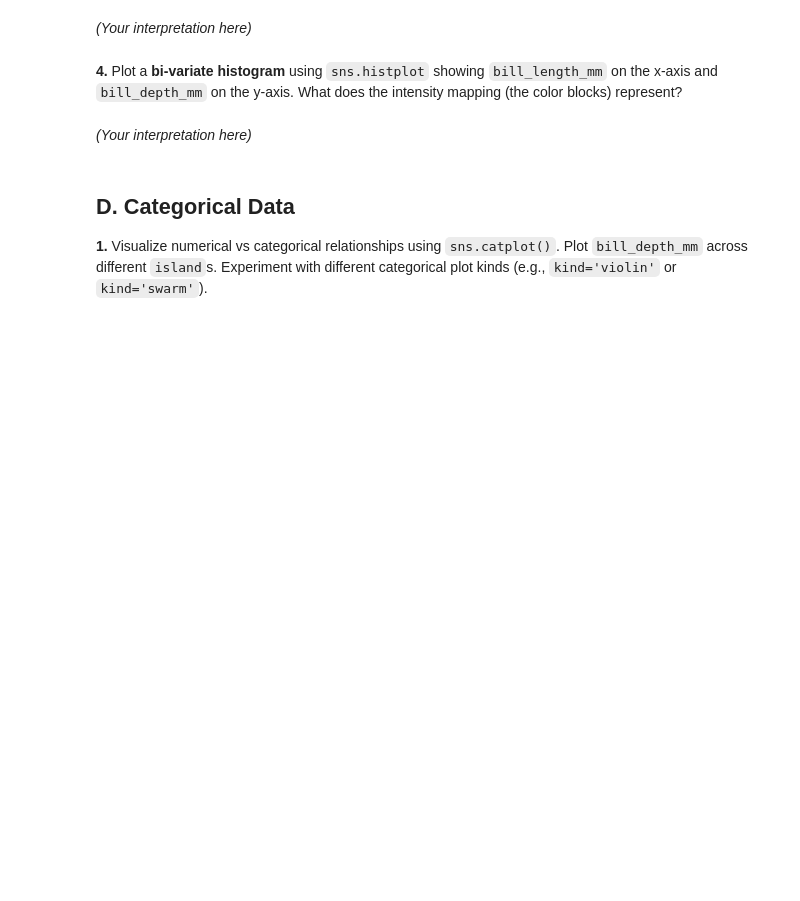
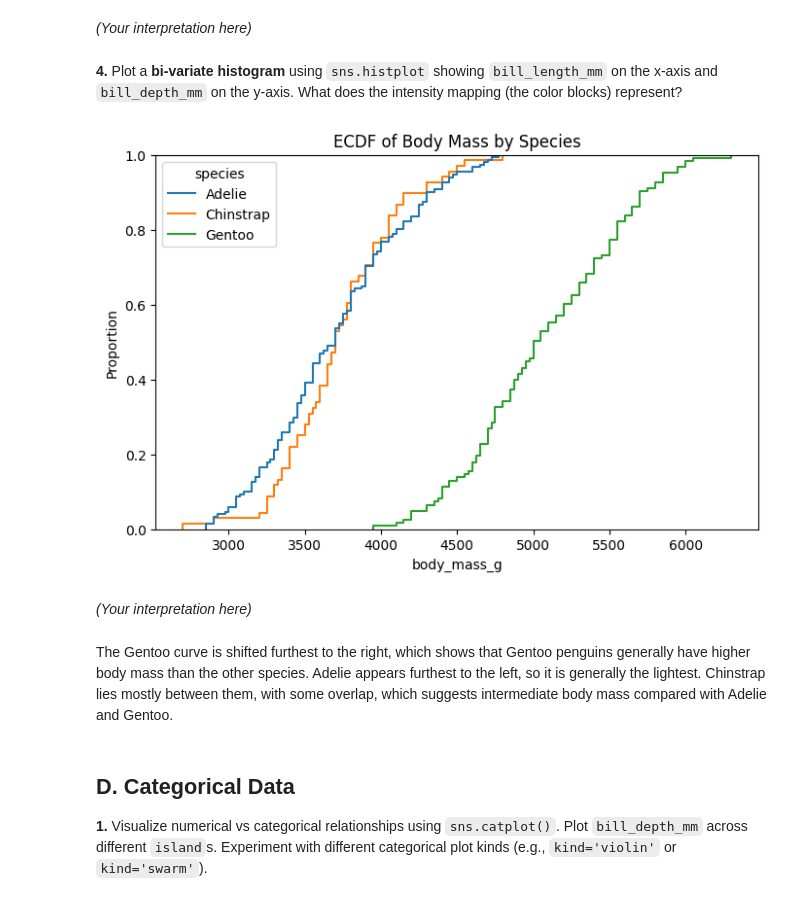
Before and after one commit to az1800/B5, a Jupyter notebook: Student/W2/Exercises/m3-2_exercise.ipynb, the cells around one changed output. Drawn from its saved outputs; the diff is of its cells as text; code cells hidden in the pictures; blank space fills up the shorter version.

```diff
--- a/Student/W2/Exercises/m3-2_exercise.ipynb
+++ b/Student/W2/Exercises/m3-2_exercise.ipynb
@@ -130,7 +147,17 @@ plt.show()
+# %%
+# YOUR CODE
+plt.figure(figsize=(8, 5))
+sns.ecdfplot(data=df, x="body_mass_g", hue="species")
+plt.title("ECDF of Body Mass by Species")
+plt.show()
+# %% [output]
+[figure, added]
 # %% [markdown]
 
 
 *(Your interpretation here)*
+# %% [markdown]
+The Gentoo curve is shifted furthest to the right, which shows that Gentoo penguins generally have higher body mass than the other species. Adelie appears furthest to the left, so it is generally the lightest. Chinstrap lies mostly between them, with some overlap, which suggests intermediate body mass compared with Adelie and Gentoo.
 # %% [markdown]
 ## D. Categorical Data
 
```
Also changed, not shown: parts of 5 cells of this notebook.
